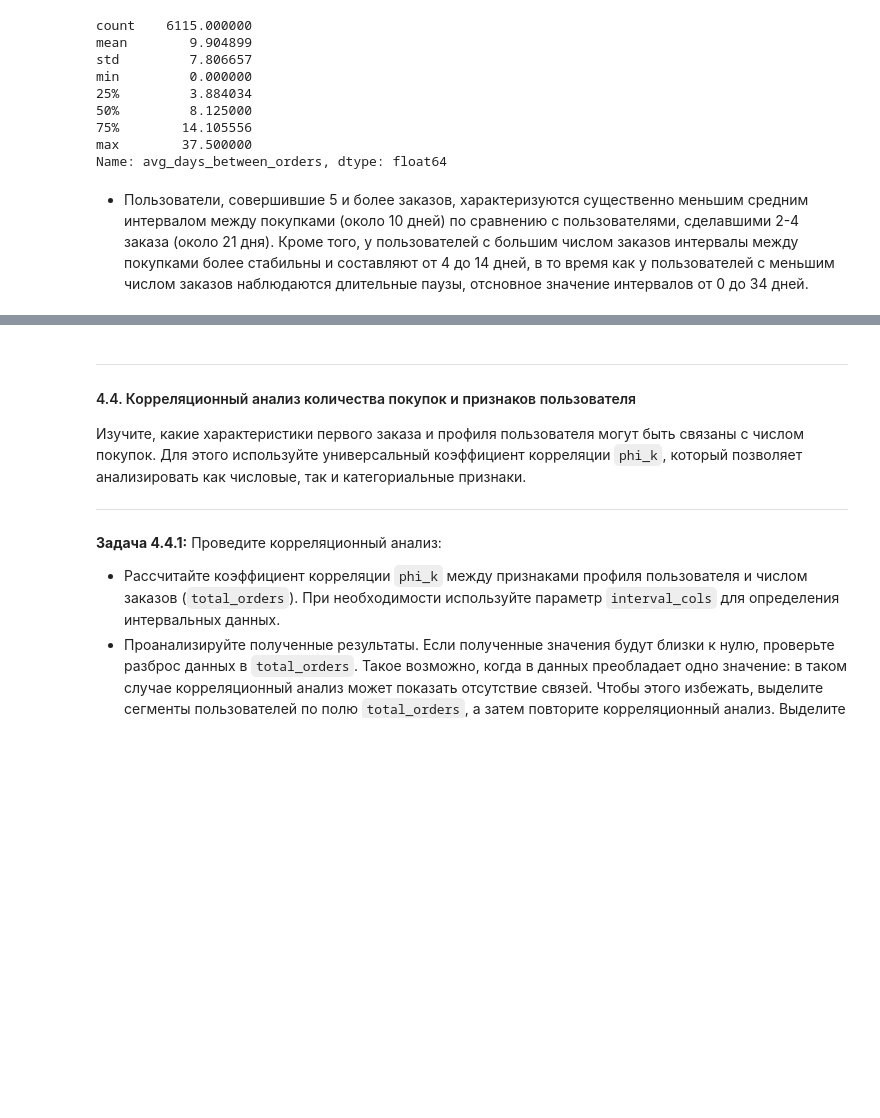
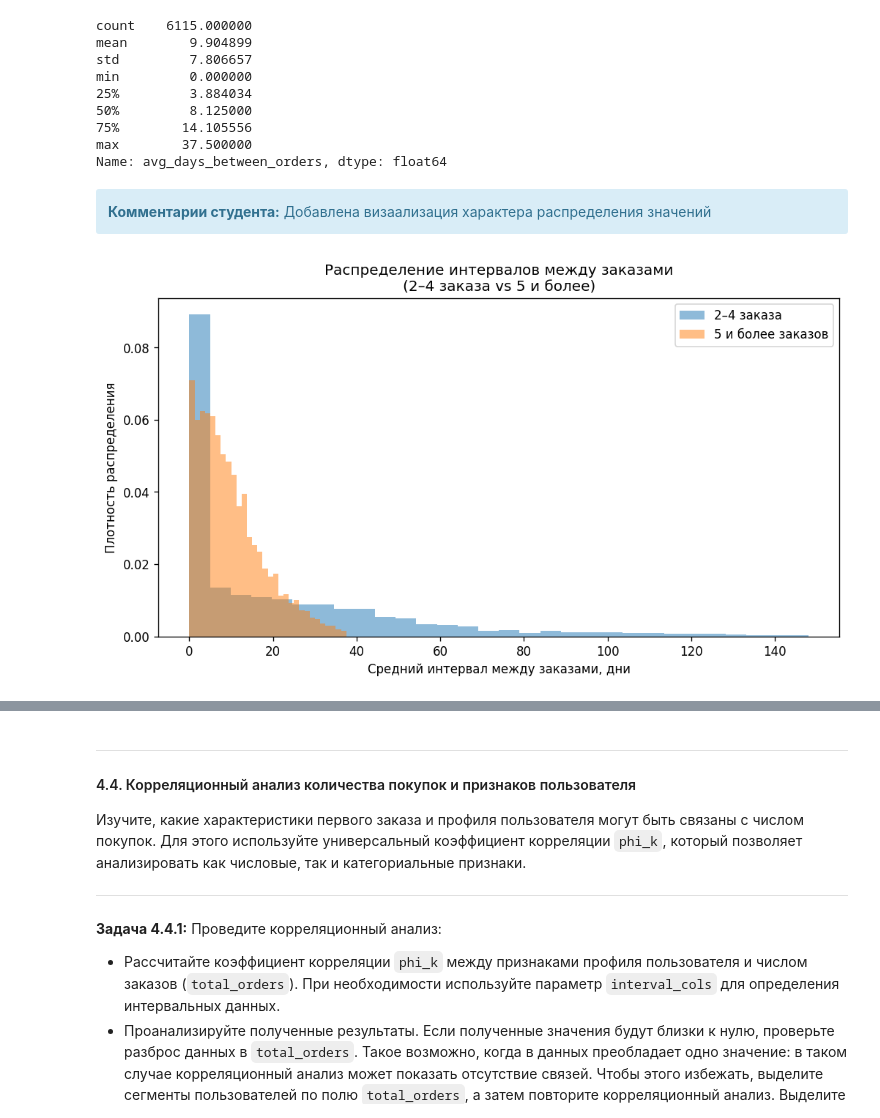
Before and after one commit to alsetams-ops/Yandex_afisha_analysis, a Jupyter notebook: Project_final_module2.ipynb, the cells around one changed output, grey strips where cells are left out. Drawn from its saved outputs; the diff is of its cells as text; code cells hidden in the pictures; blank space fills up the shorter version.

```diff
--- a/Project_final_module2.ipynb
+++ b/Project_final_module2.ipynb
@@ -1538,5 +1589,31 @@ min         0.000000
 75%        14.105556
 max        37.500000
 Name: avg_days_between_orders, dtype: float64
-# %% [markdown]
-- Пользователи, совершившие 5 и более заказов, характеризуются существенно меньшим средним интервалом между покупками (около 10 дней) по сравнению с пользователями, сделавшими 2-4 заказа (около 21 дня). Кроме того, у пользователей с большим числом заказов интервалы между покупками более стабильны и составляют от 4 до 14 дней, в то время как у пользователей с меньшим числом заказов наблюдаются длительные паузы, отсновное значение интервалов от 0 до 34 дней.
+# %% [markdown]
+<div class="alert alert-info"> <b>Комментарии студента:</b> Добавлена визаализация характера распределения значений </div>
+# %%
+plt.figure(figsize=(10, 5), dpi=120)
+
+plt.hist(
+    group_2_4['avg_days_between_orders'],
+    bins=30,
+    alpha=0.5,
+    density=True,
+    label='2–4 заказа'
+)
+
+plt.hist(
+    group_5_plus['avg_days_between_orders'],
+    bins=30,
+    alpha=0.5,
+    density=True,
+    label='5 и более заказов'
+)
+
+plt.xlabel('Средний интервал между заказами, дни')
+plt.ylabel('Плотность распределения')
+plt.title('Распределение интервалов между заказами\n(2–4 заказа vs 5 и более)')
+plt.legend()
+plt.show()
+# %% [output]
+[figure, added]
```
Also changed, not shown: parts of 87 cells of this notebook, 2 other files.
